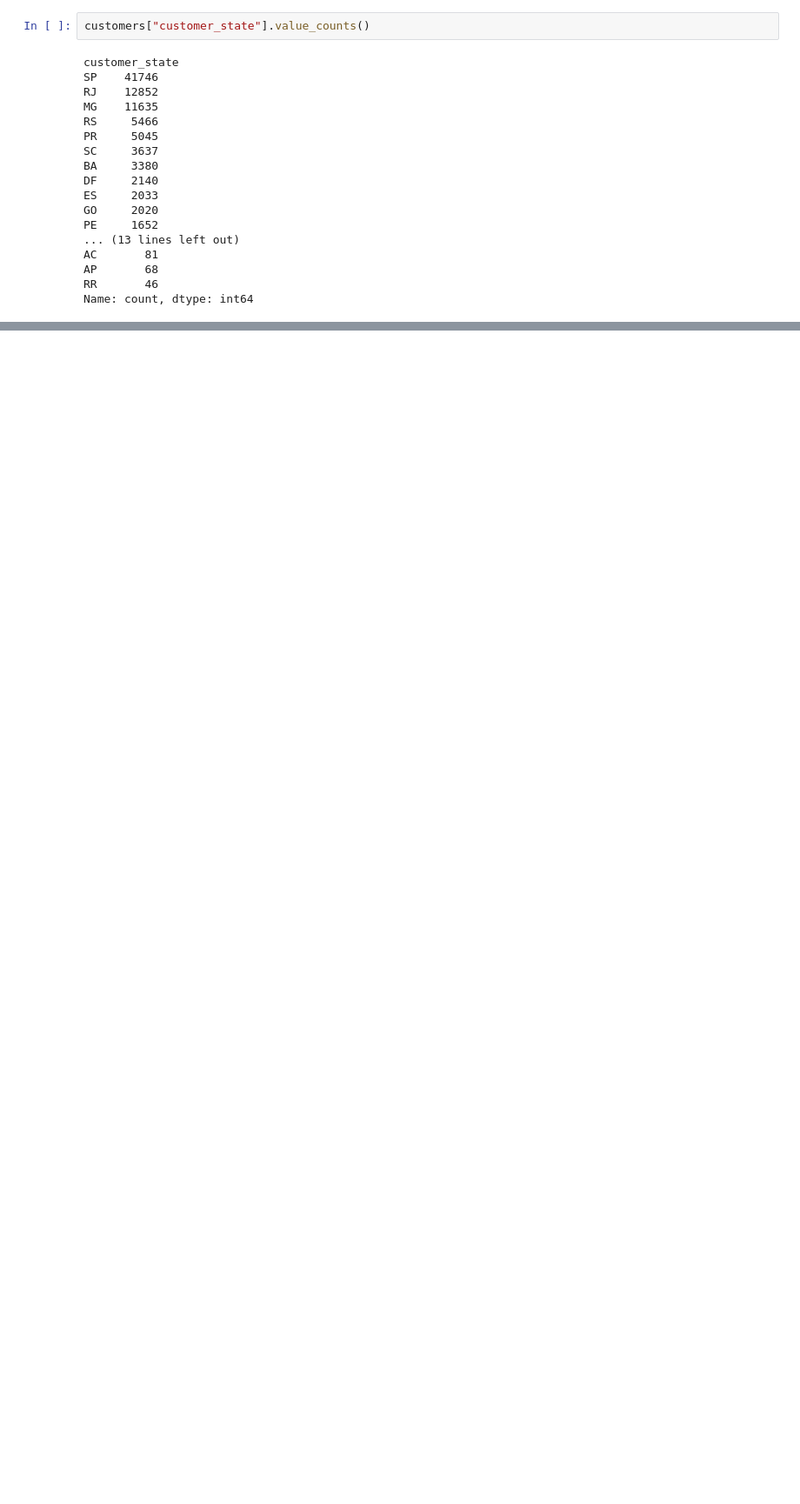
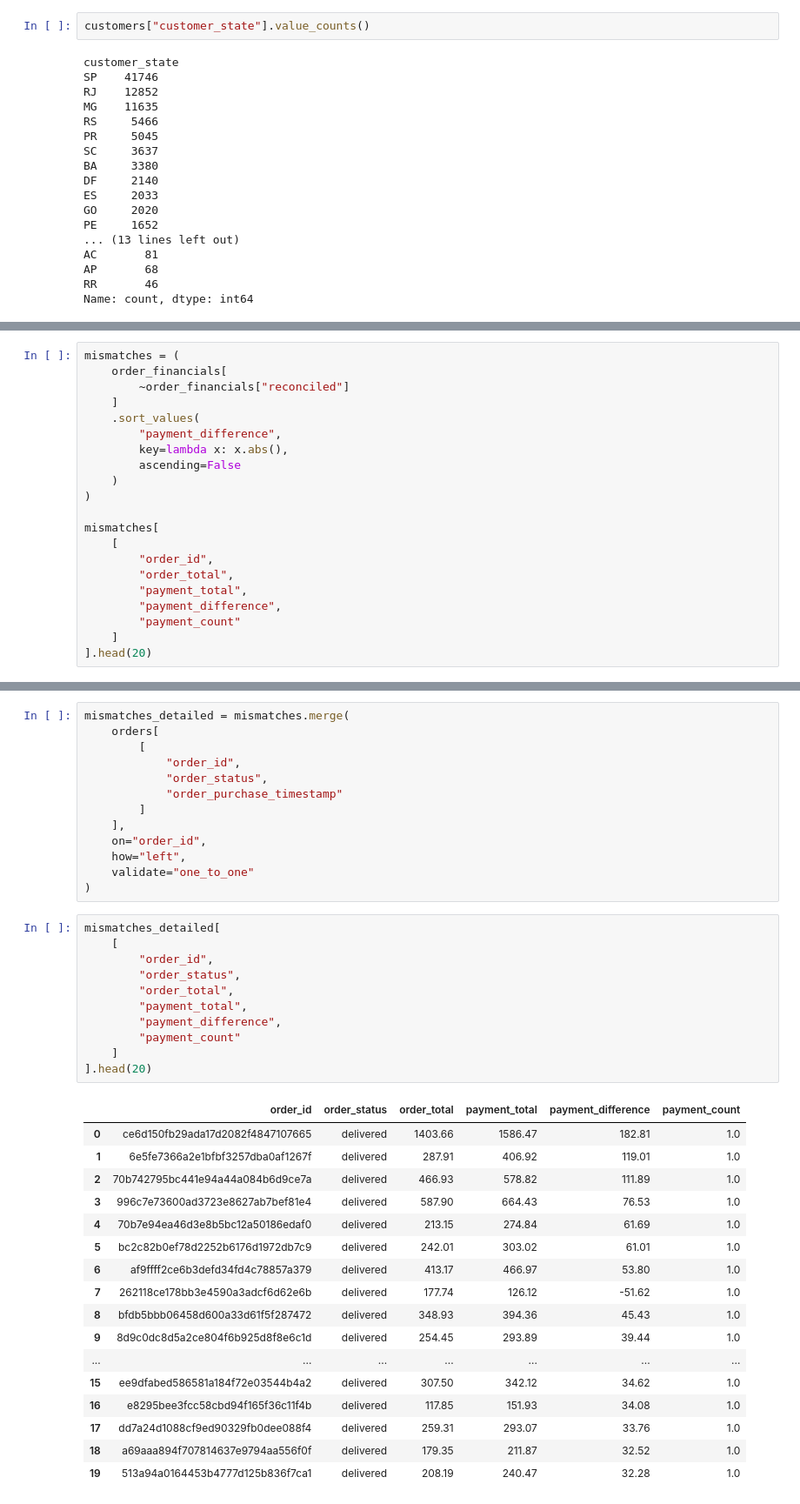
Before and after one commit to rohanshettym1-cmd/e-commerce-Intelligence-System, a Jupyter notebook: notebook/01_data_profiling.ipynb, the cells around one changed output, grey strips where cells are left out. Shown at 87% size. Saved outputs shown, nothing was run; the diff lists cells and outputs as text; blank space fills up the shorter version.

```diff
--- a/notebook/01_data_profiling.ipynb
+++ b/notebook/01_data_profiling.ipynb
@@ -1281,0 +1481,21 @@ Name: count, dtype: int64
+# %%
+mismatches = (
+    order_financials[
+        ~order_financials["reconciled"]
+    ]
+    .sort_values(
+        "payment_difference",
+        key=lambda x: x.abs(),
+        ascending=False
+    )
+)
+
+mismatches[
+    [
+        "order_id",
+        "order_total",
+        "payment_total",
+        "payment_difference",
+        "payment_count"
+    ]
+].head(20)
@@ -1281,0 +1520,42 @@ Name: count, dtype: int64
+# %%
+mismatches_detailed = mismatches.merge(
+    orders[
+        [
+            "order_id",
+            "order_status",
+            "order_purchase_timestamp"
+        ]
+    ],
+    on="order_id",
+    how="left",
+    validate="one_to_one"
+)
+# %%
+mismatches_detailed[
+    [
+        "order_id",
+        "order_status",
+        "order_total",
+        "payment_total",
+        "payment_difference",
+        "payment_count"
+    ]
+].head(20)
+# %% [output]
+|  | order_id | order_status | order_total | payment_total | payment_difference | payment_count |
+| 0 | ce6d150fb29ada17d2082f4847107665 | delivered | 1403.66 | 1586.47 | 182.81 | 1.0 |
+| 1 | 6e5fe7366a2e1bfbf3257dba0af1267f | delivered | 287.91 | 406.92 | 119.01 | 1.0 |
+| 2 | 70b742795bc441e94a44a084b6d9ce7a | delivered | 466.93 | 578.82 | 111.89 | 1.0 |
+| 3 | 996c7e73600ad3723e8627ab7bef81e4 | delivered | 587.90 | 664.43 | 76.53 | 1.0 |
+| 4 | 70b7e94ea46d3e8b5bc12a50186edaf0 | delivered | 213.15 | 274.84 | 61.69 | 1.0 |
+| 5 | bc2c82b0ef78d2252b6176d1972db7c9 | delivered | 242.01 | 303.02 | 61.01 | 1.0 |
+| 6 | af9ffff2ce6b3defd34fd4c78857a379 | delivered | 413.17 | 466.97 | 53.80 | 1.0 |
+| 7 | 262118ce178bb3e4590a3adcf6d62e6b | delivered | 177.74 | 126.12 | -51.62 | 1.0 |
+| 8 | bfdb5bbb06458d600a33d61f5f287472 | delivered | 348.93 | 394.36 | 45.43 | 1.0 |
+| 9 | 8d9c0dc8d5a2ce804f6b925d8f8e6c1d | delivered | 254.45 | 293.89 | 39.44 | 1.0 |
+| ... | ... | ... | ... | ... | ... | ... |
+| 15 | ee9dfabed586581a184f72e03544b4a2 | delivered | 307.50 | 342.12 | 34.62 | 1.0 |
+| 16 | e8295bee3fcc58cbd94f165f36c11f4b | delivered | 117.85 | 151.93 | 34.08 | 1.0 |
+| 17 | dd7a24d1088cf9ed90329fb0dee088f4 | delivered | 259.31 | 293.07 | 33.76 | 1.0 |
+| 18 | a69aaa894f707814637e9794aa556f0f | delivered | 179.35 | 211.87 | 32.52 | 1.0 |
+| 19 | 513a94a0164453b4777d125b836f7ca1 | delivered | 208.19 | 240.47 | 32.28 | 1.0 |
```
Also changed, not shown: parts of 36 cells of this notebook.
